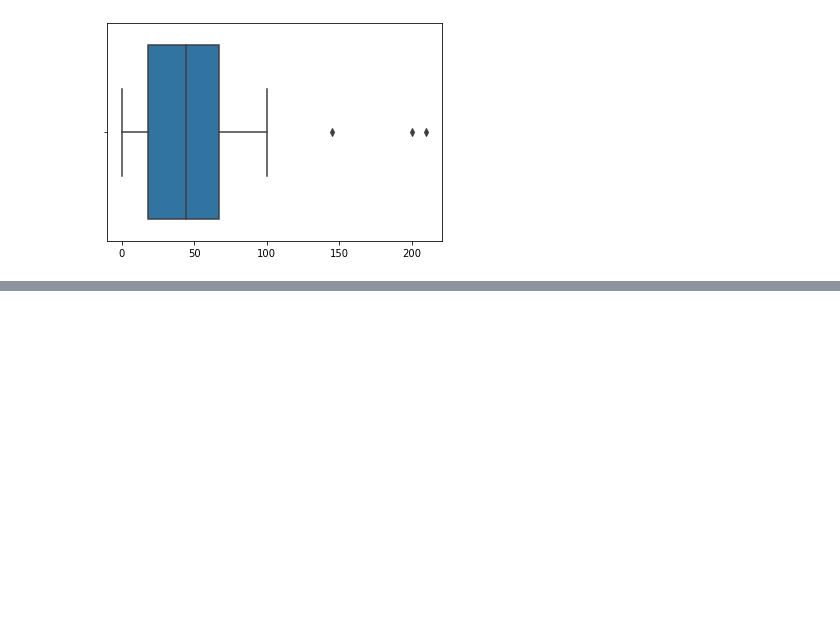
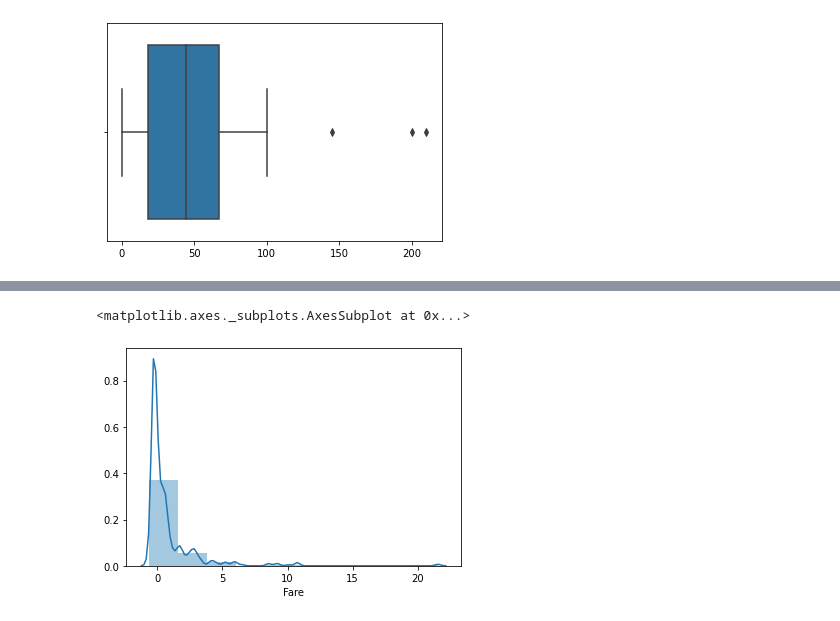
Before and after one commit to itsvivekghosh/10Days_of_FeatureEngineering, a Jupyter notebook: FE_Day6.ipynb, the cells around one changed output, grey strips where cells are left out. Drawn from its saved outputs; the diff is of its cells as text; code cells hidden in the pictures; blank space fills up the shorter version.

```diff
--- a/FE_Day6.ipynb
+++ b/FE_Day6.ipynb
@@ -142,0 +165,5 @@ plt.show()
+# %%
+sns.distplot(df_scaled.Fare, bins=10)
+# %% [output]
+<matplotlib.axes._subplots.AxesSubplot at 0x...>
+[figure, added]
```
Also changed, not shown: parts of 33 cells of this notebook, 1 other file.
